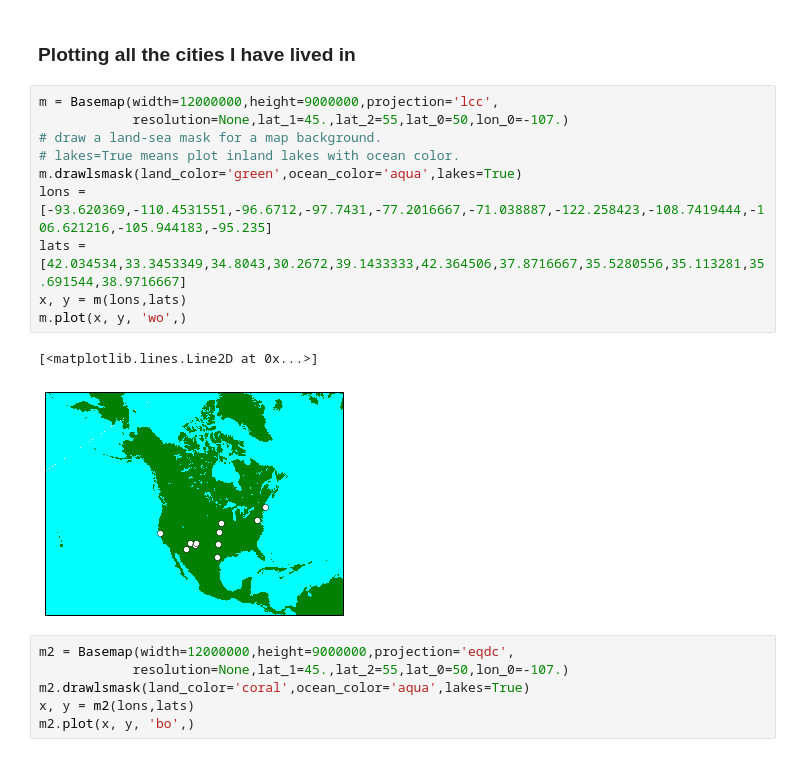
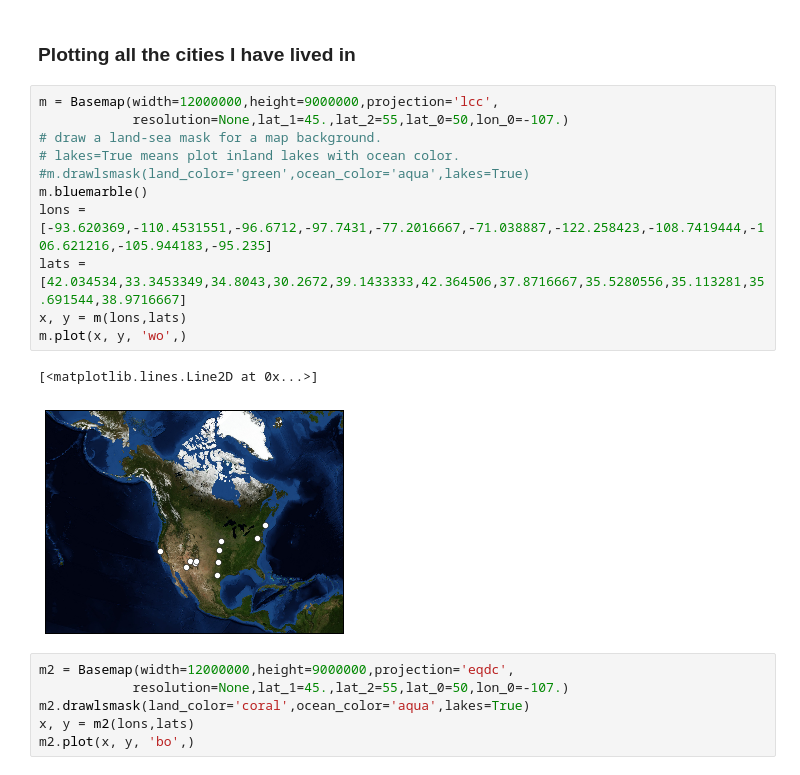
Before and after one commit to phyloworks/CyPySci, a Jupyter notebook: tracy/maps/map-plot.ipynb, the cells around one changed output. Saved outputs shown, nothing was run; the diff lists cells and outputs as text.

```diff
--- a/tracy/maps/map-plot.ipynb
+++ b/tracy/maps/map-plot.ipynb
@@ -22,16 +22,17 @@ map.plot(x, y, marker='D',color='r')
 # %%
 m = Basemap(width=12000000,height=9000000,projection='lcc',
             resolution=None,lat_1=45.,lat_2=55,lat_0=50,lon_0=-107.)
 # draw a land-sea mask for a map background.
 # lakes=True means plot inland lakes with ocean color.
-m.drawlsmask(land_color='green',ocean_color='aqua',lakes=True)
+#m.drawlsmask(land_color='green',ocean_color='aqua',lakes=True)
+m.bluemarble()
 lons = [-93.620369,-110.4531551,-96.6712,-97.7431,-77.2016667,-71.038887,-122.258423,-108.7419444,-106.621216,-105.944183,-95.235]
 lats = [42.034534,33.3453349,34.8043,30.2672,39.1433333,42.364506,37.8716667,35.5280556,35.113281,35.691544,38.9716667]
 x, y = m(lons,lats)
 m.plot(x, y, 'wo',)
 # %% [output]
 [<matplotlib.lines.Line2D at 0x...>]
-[figure, old version]
+[figure, new version]
 # %%
 m2 = Basemap(width=12000000,height=9000000,projection='eqdc',
             resolution=None,lat_1=45.,lat_2=55,lat_0=50,lon_0=-107.)
```
